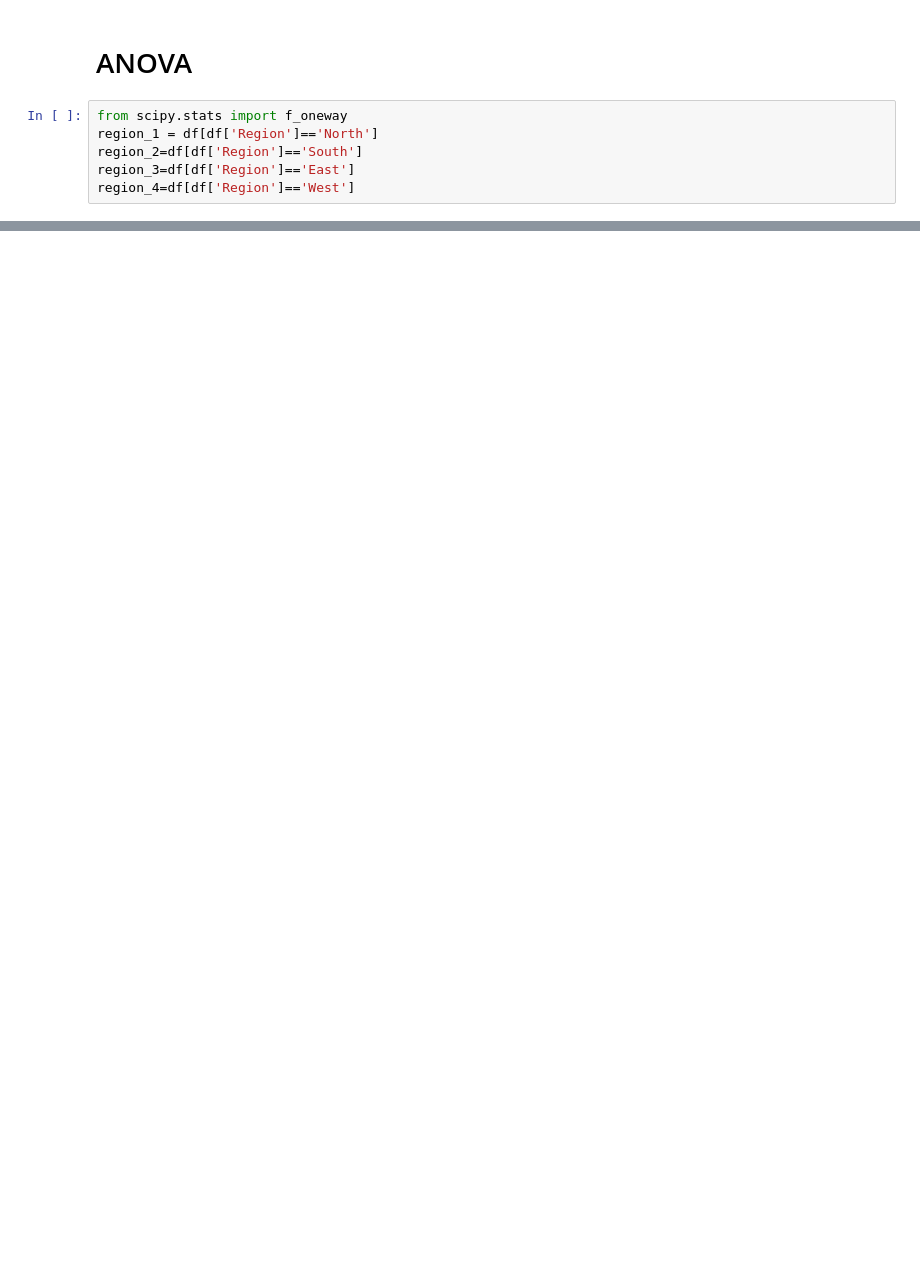
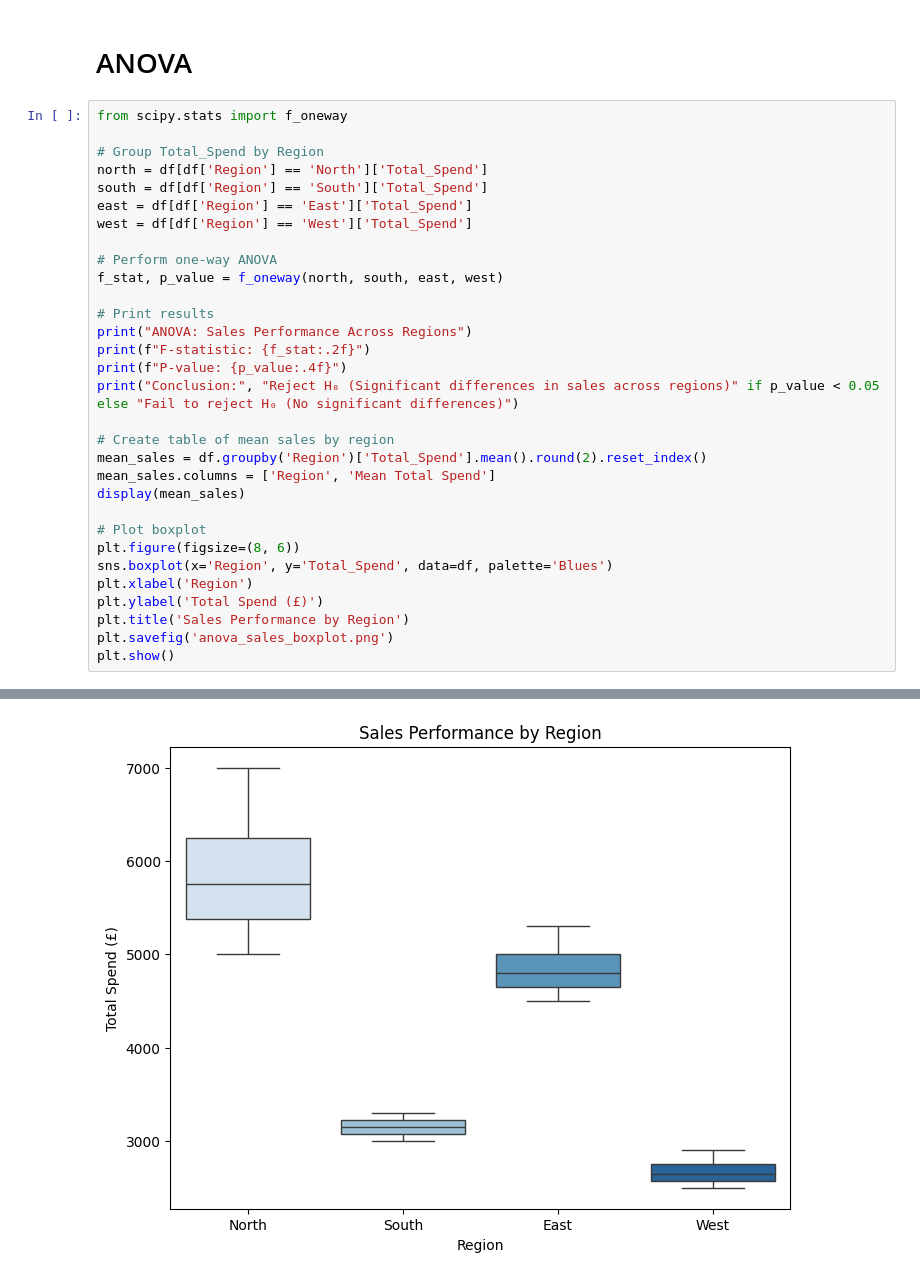
Before and after one commit to tahae02/Week-3-Advanced-Data-Analysis-Techniques-and-Business-Insights, a Jupyter notebook: Week_3_Advanced_Data_Analysis_Techniques_and_Business_Insights.ipynb, the cells around one changed output, grey strips where cells are left out. Drawn from its saved outputs; the diff is of its cells as text; blank space fills up the shorter version.

Commit message:
final commit all models and results complete

```diff
--- a/Week_3_Advanced_Data_Analysis_Techniques_and_Business_Insights.ipynb
+++ b/Week_3_Advanced_Data_Analysis_Techniques_and_Business_Insights.ipynb
@@ -305,8 +272,34 @@ plt.show()
 # %% [markdown]
 # ANOVA
-# %%
-from scipy.stats import f_oneway
-region_1 = df[df['Region']=='North']
-region_2=df[df['Region']=='South']
-region_3=df[df['Region']=='East']
-region_4=df[df['Region']=='West']
+# %%
+from scipy.stats import f_oneway
+
+# Group Total_Spend by Region
+north = df[df['Region'] == 'North']['Total_Spend']
+south = df[df['Region'] == 'South']['Total_Spend']
+east = df[df['Region'] == 'East']['Total_Spend']
+west = df[df['Region'] == 'West']['Total_Spend']
+
+# Perform one-way ANOVA
+f_stat, p_value = f_oneway(north, south, east, west)
+
+# Print results
+print("ANOVA: Sales Performance Across Regions")
+print(f"F-statistic: {f_stat:.2f}")
+print(f"P-value: {p_value:.4f}")
+print("Conclusion:", "Reject H₀ (Significant differences in sales across regions)" if p_value < 0.05 else "Fail to reject H₀ (No significant differences)")
+
+# Create table of mean sales by region
+mean_sales = df.groupby('Region')['Total_Spend'].mean().round(2).reset_index()
+mean_sales.columns = ['Region', 'Mean Total Spend']
+display(mean_sales)
+
+# Plot boxplot
+plt.figure(figsize=(8, 6))
+sns.boxplot(x='Region', y='Total_Spend', data=df, palette='Blues')
+plt.xlabel('Region')
+plt.ylabel('Total Spend (£)')
+plt.title('Sales Performance by Region')
+plt.savefig('anova_sales_boxplot.png')
+plt.show()
+# %% [output]
@@ -312,0 +318 @@ region_4=df[df['Region']=='West']
+[figure, added]
```
Also changed, not shown: parts of 24 cells of this notebook.
